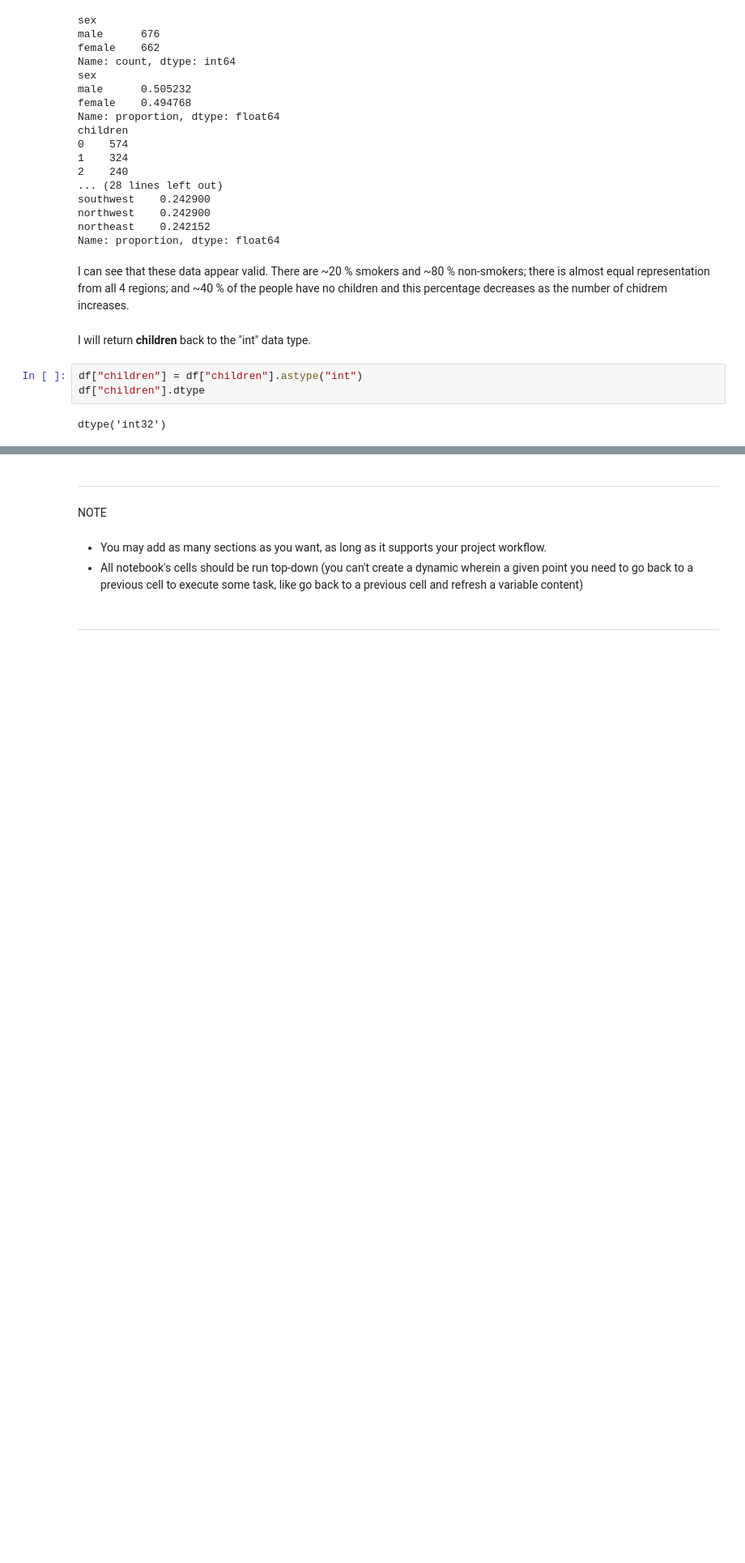
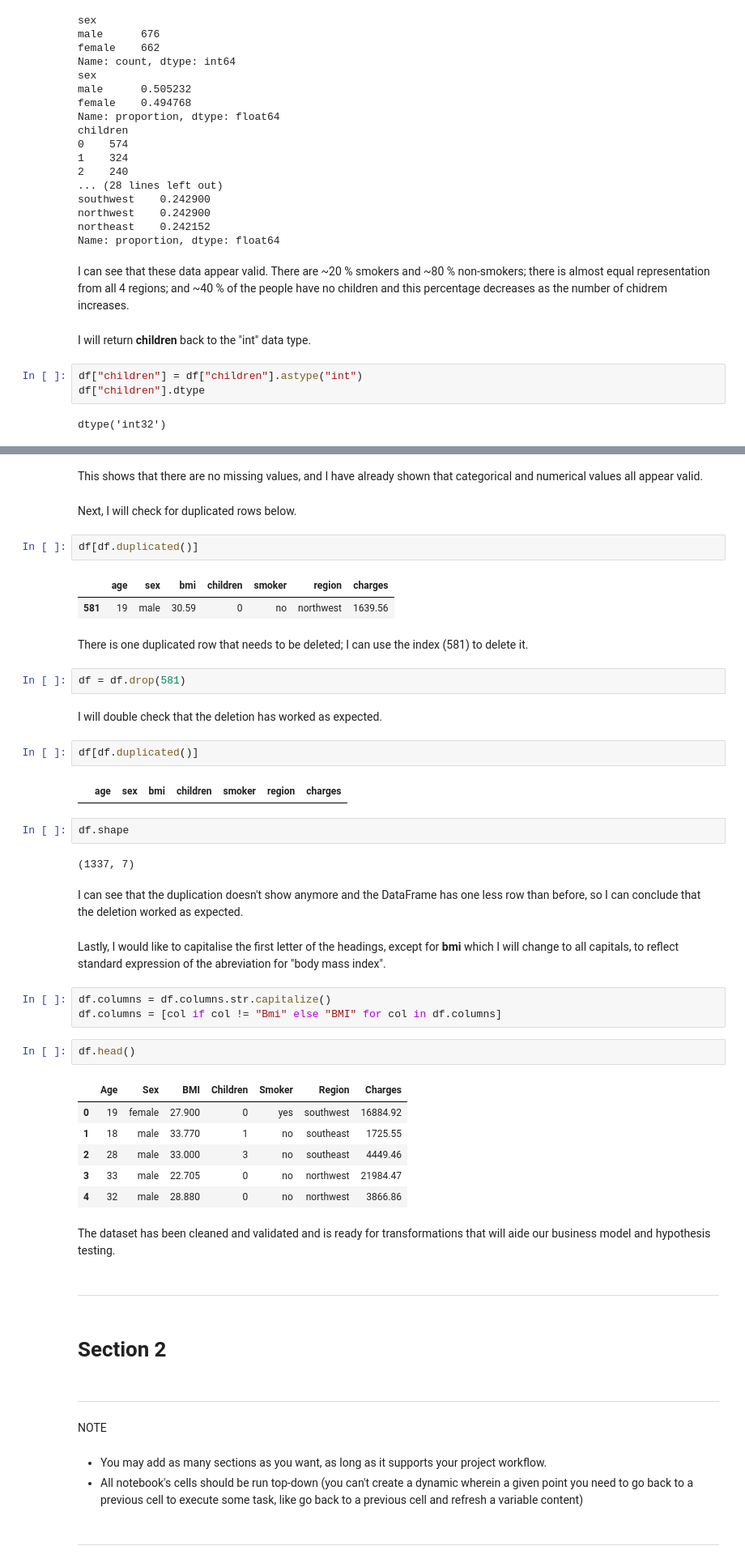
Before and after one commit to Hamza-Murshad/Hackathon2_project_team3, a Jupyter notebook: jupyter_notebooks/ETL.ipynb, the cells around one changed output, grey strips where cells are left out. Shown: that part at 81% size. Cells and saved outputs as stored; diff of their text form; blank space fills up the shorter version.

Commit message:
data cleaned

```diff
--- a/jupyter_notebooks/ETL.ipynb
+++ b/jupyter_notebooks/ETL.ipynb
@@ -207,3 +222,48 @@ dtype('int32')
+# %% [markdown]
+This shows that there are no missing values, and I have already shown that categorical and numerical values all appear valid.
+# %% [markdown]
+Next, I will check for duplicated rows below.
+# %%
+df[df.duplicated()]
+# %% [output]
+|  | age | sex | bmi | children | smoker | region | charges |
+| 581 | 19 | male | 30.59 | 0 | no | northwest | 1639.56 |
+# %% [markdown]
+There is one duplicated row that needs to be deleted; I can use the index (581) to delete it.
+# %%
+df = df.drop(581)
+# %% [markdown]
+I will double check that the deletion has worked as expected.
+# %%
+df[df.duplicated()]
+# %% [output]
+|  | age | sex | bmi | children | smoker | region | charges |
+# %%
+df.shape
+# %% [output]
+(1337, 7)
+# %% [markdown]
+I can see that the duplication doesn't show anymore and the DataFrame has one less row than before, so I can conclude that the deletion worked as expected.
+# %% [markdown]
+Lastly, I would like to capitalise the first letter of the headings, except for **bmi** which I will change to all capitals, to reflect standard expression of the abreviation for "body mass index".
+# %%
+df.columns = df.columns.str.capitalize()
+df.columns = [col if col != "Bmi" else "BMI" for col in df.columns]
+# %%
+df.head()
+# %% [output]
+|  | Age | Sex | BMI | Children | Smoker | Region | Charges |
+| 0 | 19 | female | 27.900 | 0 | yes | southwest | 16884.92 |
+| 1 | 18 | male | 33.770 | 1 | no | southeast | 1725.55 |
+| 2 | 28 | male | 33.000 | 3 | no | southeast | 4449.46 |
+| 3 | 33 | male | 22.705 | 0 | no | northwest | 21984.47 |
+| 4 | 32 | male | 28.880 | 0 | no | northwest | 3866.86 |
+# %% [markdown]
+The dataset has been cleaned and validated and is ready for transformations that will aide our business model and hypothesis testing.
+# %% [markdown]
+---
+# %% [markdown]
+# Section 2
 # %% [markdown]
 ---
 # %% [markdown]
```
Also changed, not shown: parts of 3 cells of this notebook.
